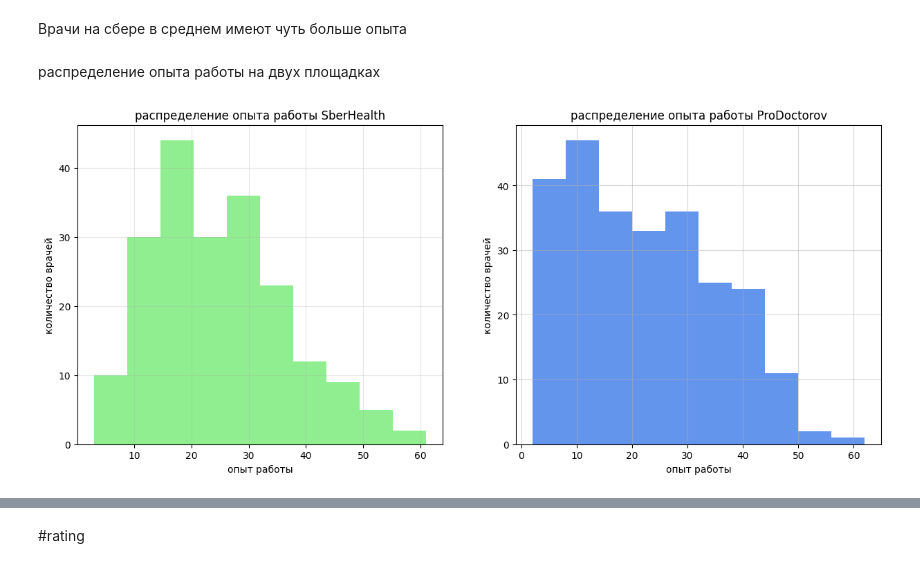
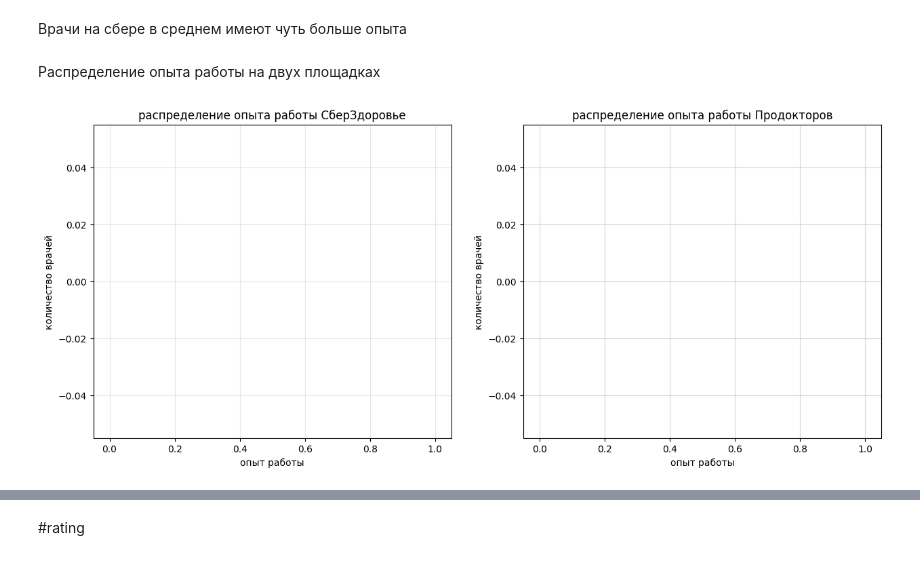
Before and after one commit to yyaroslavskiy/SkibidiDocDoc, a Jupyter notebook: eda/EDA_Doctors_1.ipynb, the cells around one changed output, grey strips where cells are left out. Drawn from its saved outputs; the diff is of its cells as text; code cells hidden in the pictures.

```diff
--- a/eda/EDA_Doctors_1.ipynb
+++ b/eda/EDA_Doctors_1.ipynb
@@ -379,20 +404,20 @@ experienceAndPlatform
 # %% [markdown]
 Врачи на сбере в среднем имеют чуть больше опыта
 # %% [markdown]
-распределение опыта работы на двух площадках
+Распределение опыта работы на двух площадках
 # %%
 fig, axes = plt.subplots(1, 2, figsize=(15, 6))
 
-axes[0].hist(doctors[(doctors['doctor_source']=='SberHealth')]['experience'],color='lightgreen')
-axes[0].set_title('распределение опыта работы SberHealth')
+axes[0].hist(doctors[(doctors['doctor_source']=='СберЗдоровье')]['experience'],color='lightgreen')
+axes[0].set_title('распределение опыта работы СберЗдоровье')
 axes[0].set_xlabel('опыт работы')
 axes[0].set_ylabel('количество врачей')
 axes[0].grid(alpha=0.3)
 
-axes[1].hist(doctors[doctors['doctor_source']=='ProDoctorov']['experience'],color='cornflowerblue')
-axes[1].set_title('распределение опыта работы ProDoctorov')
+axes[1].hist(doctors[doctors['doctor_source']=='Продокторов']['experience'],color='cornflowerblue')
+axes[1].set_title('распределение опыта работы Продокторов')
 axes[1].set_xlabel('опыт работы')
 axes[1].set_ylabel('количество врачей')
 axes[1].grid(alpha=0.5)
 # %% [output]
-[figure, old version]
+[figure, new version]
```
Also changed, not shown: parts of 38 cells of this notebook.
